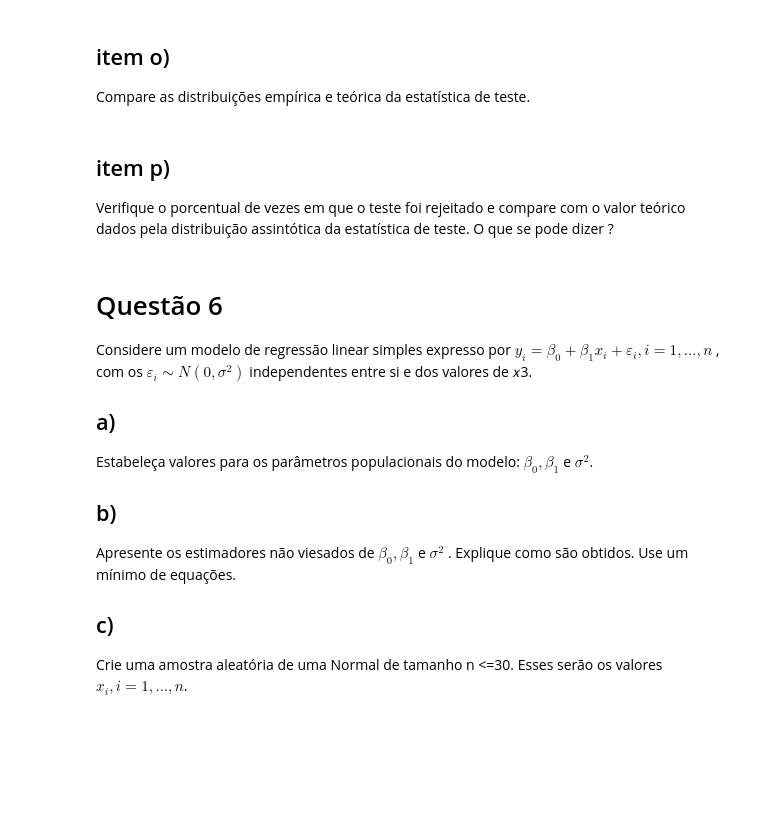
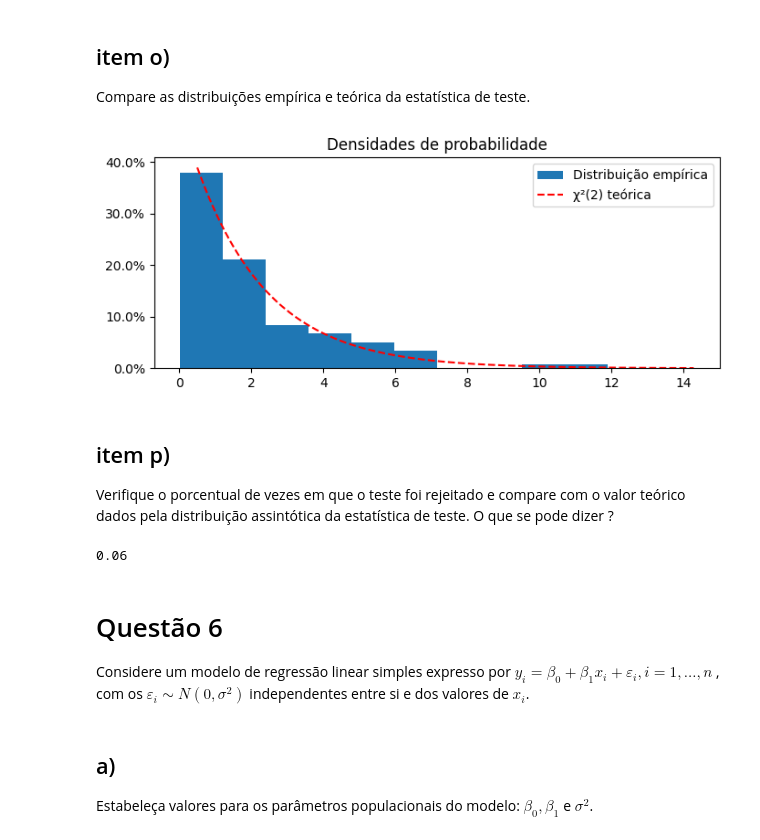
Before and after one commit to asdmalizia/masters, a Jupyter notebook: Inferência estatística/Lista prática.ipynb, the cells around one changed output. Saved outputs shown, nothing was run; the diff lists cells and outputs as text; code cells hidden in the pictures; blank space fills up the shorter version.

```diff
--- a/Inferência estatística/Lista prática.ipynb
+++ b/Inferência estatística/Lista prática.ipynb
@@ -313,8 +317,7 @@ calcula_erro_tipo_ii(bounds, n1=samples[0].shape[0], n2=samples[1].shape[0], λ=
 β = []
 for λ in θ1:
     β.append(
-        calcula_erro_tipo_ii(bounds,
-                             n1=samples[0].shape[0],
+        calcula_erro_tipo_ii(n1=samples[0].shape[0],
                              n2=samples[1].shape[0],
                              λ=λ)
     )
@@ -351,6 +400,14 @@ esse resultado.
 # Questão 5
 Considere duas amostras aleatórias independentes de duas distribuições normais
 com médias e variâncias desconhecidas com tamanhos 100 e 200.
+# %%
+μ1, μ2 = 3, 17
+σ1, σ2 = 10, 12
+
+samples = [
+    rng.normal(loc=μ1, scale=σ1, size=100),
+    rng.normal(loc=μ2, scale=σ2, size=200)
+]
 # %% [markdown]
 ## item l)
 Escreva um teste de razão de verossimilhança para igualdade das médias.
@@ -362,29 +450,60 @@ estatística de teste.
 Usando simulação de Monte Carlo, obtenha um grande número de replicações
 das duas amostras fazendo as duas médias iguais, porém com variâncias
 diferentes.
+# %%
+μ = 5
+σ1, σ2 = 10, 12
+
+n_sim = 100
+samples = []
+for i in range(n_sim):
+    samples.append([
+        rng.normal(loc=μ, scale=σ1, size=100),
+        rng.normal(loc=μ, scale=σ2, size=200)
+    ])
 # %% [markdown]
 ## item n)
 Aplique o teste para cada replicação anotando: o valor da estatística de teste e
 o resultado do teste (rejeição ou não).
+# %%
+estatistica = []
+resultado = np.zeros(n_sim)
+for i in range(n_sim):
+
+    χ, _, reject = calcula_estatística_de_teste(samples[i], μ0=μ, α=0.05)
+    estatistica.append(χ)
+    if reject: resultado[i] = 1
 # %% [markdown]
 ## item o)
 Compare as distribuições empírica e teórica da estatística de teste.
+# %%
+fig, ax = plt.subplots(figsize=(8,3))
+
+x = np.linspace(0.5, max(estatistica) * 1.2, 500)
+pdf_chi2 = stats.chi2.pdf(x, df=2)
+ax.plot(x, pdf_chi2, label='χ²(2) teórica', color='red', linestyle='--')
+ax.hist(estatistica, density=True, label='Distribuição empírica')
+ax.yaxis.set_major_formatter(PercentFormatter(xmax=1))
+ax.set_title('Densidades de probabilidade')
+ax.legend()
+plt.show()
+# %% [output]
+[figure, added]
 # %% [markdown]
 ## item p)
 Verifique o porcentual de vezes em que o teste foi rejeitado e compare com o
 valor teórico dados pela distribuição assintótica da estatística de teste. O que
 se pode dizer ?
-# %% [markdown]
-# Questão 6
-Considere um modelo de regressão linear simples expresso por
-$ y_i = \beta_0 + \beta_1x_i + \varepsilon_i, i=1,...,n
-$, com os $ \varepsilon_i \sim N(0,\sigma^2)$ independentes entre si e dos
-valores de 𝑥3.
-## a)
-Estabeleça valores para os parâmetros populacionais do modelo: $ \beta_0, \beta_1 $ e $\sigma^2$.
-## b)
-Apresente os estimadores não viesados de $ \beta_0, \beta_1 $ e $\sigma^2$ . Explique como são
-obtidos. Use um mínimo de equações.
-## c)
-Crie uma amostra aleatória de uma Normal de tamanho n <=30. Esses serão os
-valores $ x_i, i=1,...,n $.
+# %%
+np.sum(resultado)/n_sim
+# %% [output]
+0.06
+# %% [markdown]
+# Questão 6
+Considere um modelo de regressão linear simples expresso por
+$ y_i = \beta_0 + \beta_1x_i + \varepsilon_i, i=1,...,n
+$, com os $ \varepsilon_i \sim N(0,\sigma^2)$ independentes entre si e dos
+valores de $x_i$.
+# %% [markdown]
+## a)
+Estabeleça valores para os parâmetros populacionais do modelo: $ \beta_0, \beta_1 $ e $\sigma^2$.
```
Also changed, not shown: parts of 23 cells of this notebook, 3 other files.
